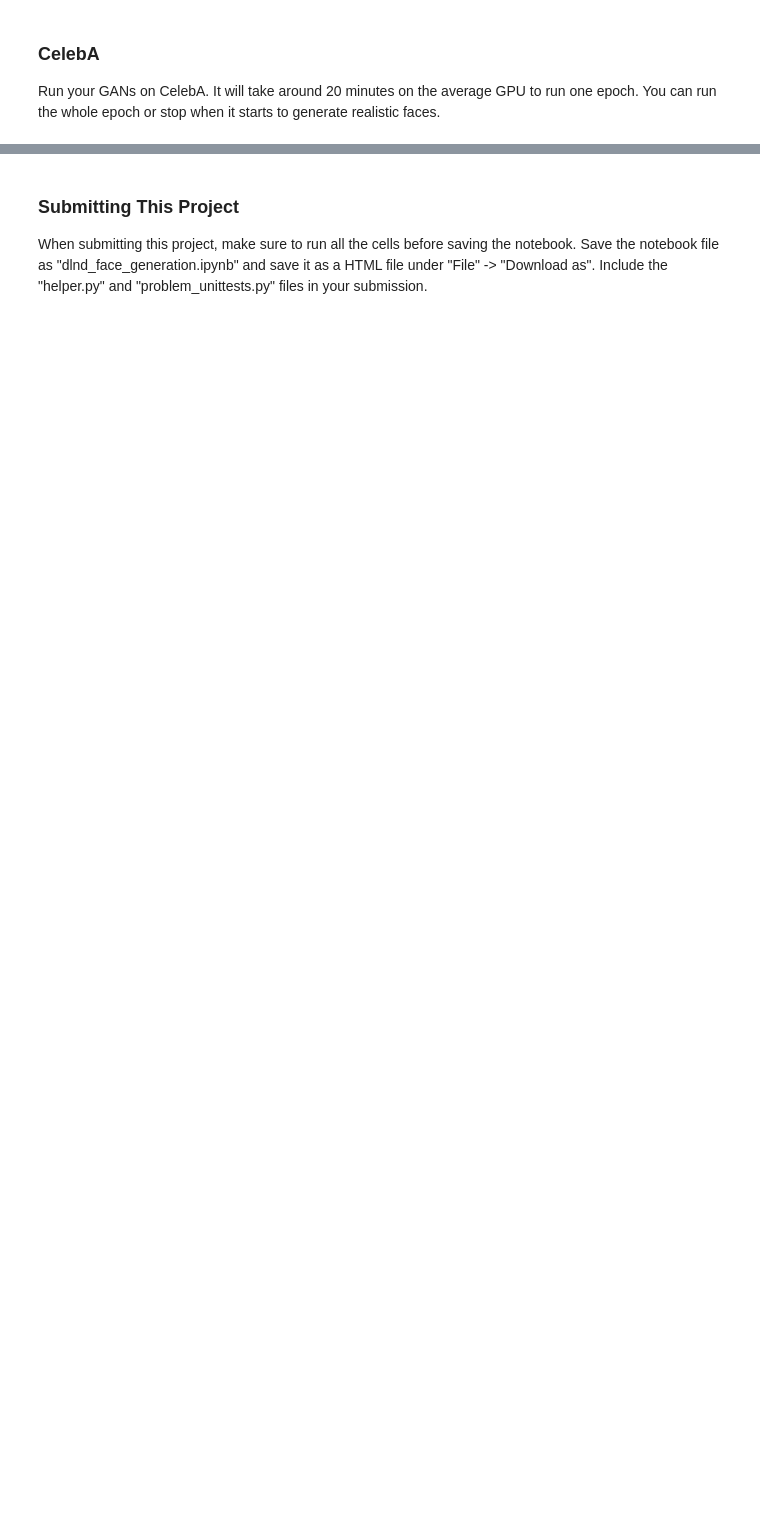
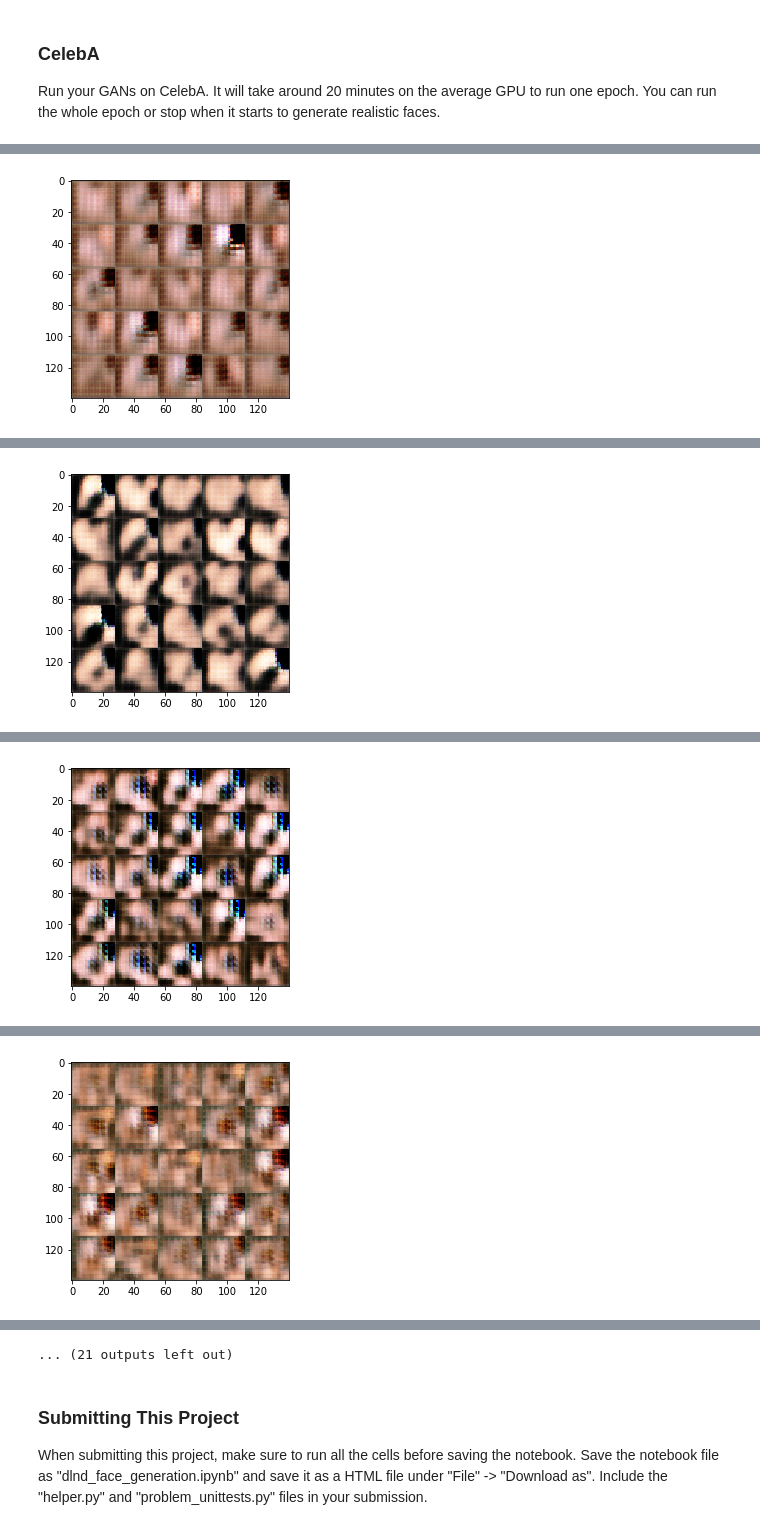
Before and after one commit to MarlonJhow/face_generation, a Jupyter notebook: dlnd_face_generation.ipynb, the cells around one changed output, grey strips where cells are left out. Drawn from its saved outputs; the diff is of its cells as text; code cells hidden in the pictures; blank space fills up the shorter version.

```diff
--- a/dlnd_face_generation.ipynb
+++ b/dlnd_face_generation.ipynb
@@ -396,7 +478,7 @@ Run your GANs on CelebA.  It will take around 20 minutes on the average GPU to r
 batch_size = 124
 z_dim = 100
 learning_rate = 0.002
-beta1 = 0.2
+beta1 = 0.5
 
 
 """
@@ -408,3 +490,4 @@ celeba_dataset = helper.Dataset('celeba', glob(os.path.join(data_dir, 'img_align
 with tf.Graph().as_default():
     train(epochs, batch_size, z_dim, learning_rate, beta1, celeba_dataset.get_batches,
           celeba_dataset.shape, celeba_dataset.image_mode)
+# %% [output]
@@ -410,0 +507 @@ with tf.Graph().as_default():
+[figure, added]
@@ -410,0 +518 @@ with tf.Graph().as_default():
+[figure, added]
@@ -410,0 +529 @@ with tf.Graph().as_default():
+[figure, added]
@@ -410,0 +540 @@ with tf.Graph().as_default():
+[figure, added]
@@ -411,3 +563,4 @@ with tf.Graph().as_default():
+... (21 outputs left out)
 # %% [markdown]
 ### Submitting This Project
 When submitting this project, make sure to run all the cells before saving the notebook. Save the notebook file as "dlnd_face_generation.ipynb" and save it as a HTML file under "File" -> "Download as". Include the "helper.py" and "problem_unittests.py" files in your submission.
```
Also changed, not shown: parts of 7 cells of this notebook.
